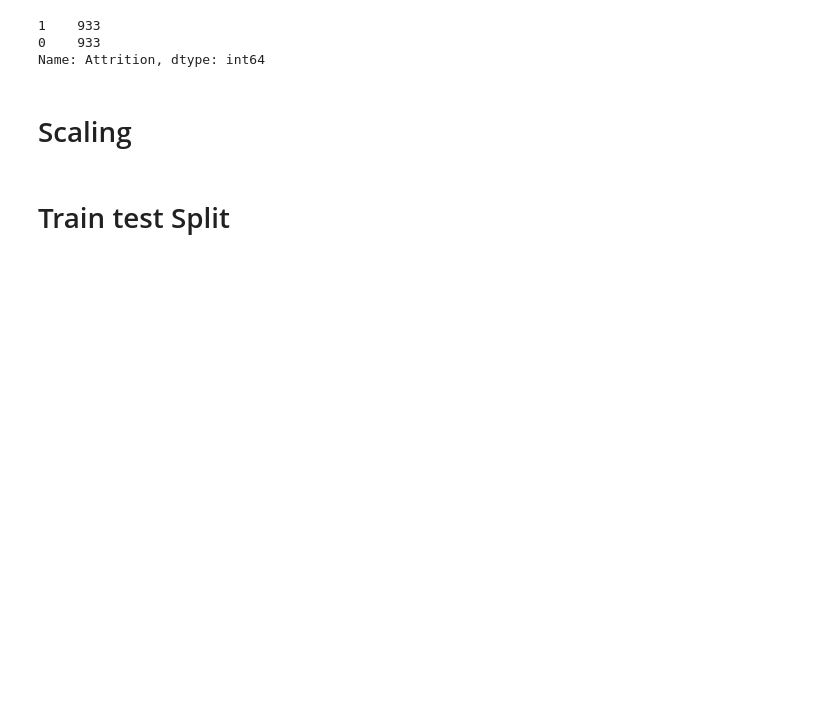
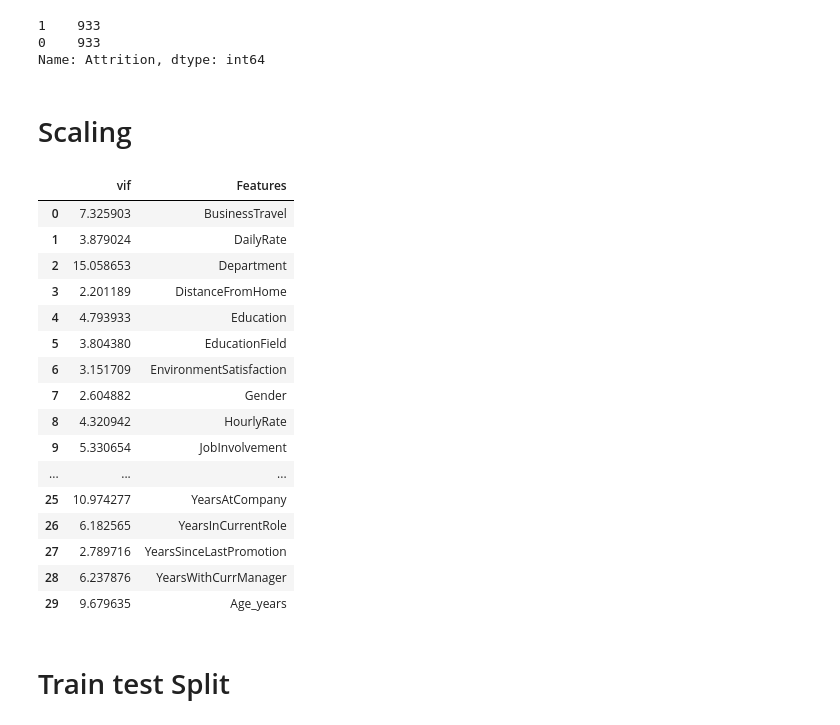
Before and after one commit to Prince-patial/Datatrained, a Jupyter notebook: HR Analytics Project.ipynb, the cells around one changed output. Cells and saved outputs as stored; diff of their text form; code cells hidden in the pictures; blank space fills up the shorter version.

```diff
--- a/HR Analytics Project.ipynb
+++ b/HR Analytics Project.ipynb
@@ -285,6 +292,30 @@ Y = upsampled['Attrition']
 from sklearn.preprocessing import MinMaxScaler
 scaler = MinMaxScaler()
 X_scaler = scaler.fit_transform(X)
+# %%
+vif = pd.DataFrame()
+vif["vif"] = [variance_inflation_factor(X_scaler,i) for i in range(X_scaler.shape[1])]
+vif["Features"] = X.columns
+# %%
+vif
+# %% [output]
+|  | vif | Features |
+| 0 | 7.325903 | BusinessTravel |
+| 1 | 3.879024 | DailyRate |
+| 2 | 15.058653 | Department |
+| 3 | 2.201189 | DistanceFromHome |
+| 4 | 4.793933 | Education |
+| 5 | 3.804380 | EducationField |
+| 6 | 3.151709 | EnvironmentSatisfaction |
+| 7 | 2.604882 | Gender |
+| 8 | 4.320942 | HourlyRate |
+| 9 | 5.330654 | JobInvolvement |
+| ... | ... | ... |
+| 25 | 10.974277 | YearsAtCompany |
+| 26 | 6.182565 | YearsInCurrentRole |
+| 27 | 2.789716 | YearsSinceLastPromotion |
+| 28 | 6.237876 | YearsWithCurrManager |
+| 29 | 9.679635 | Age_years |
 # %% [markdown]
 # Train test Split
 # %%
```
Also changed, not shown: parts of 40 cells of this notebook.
